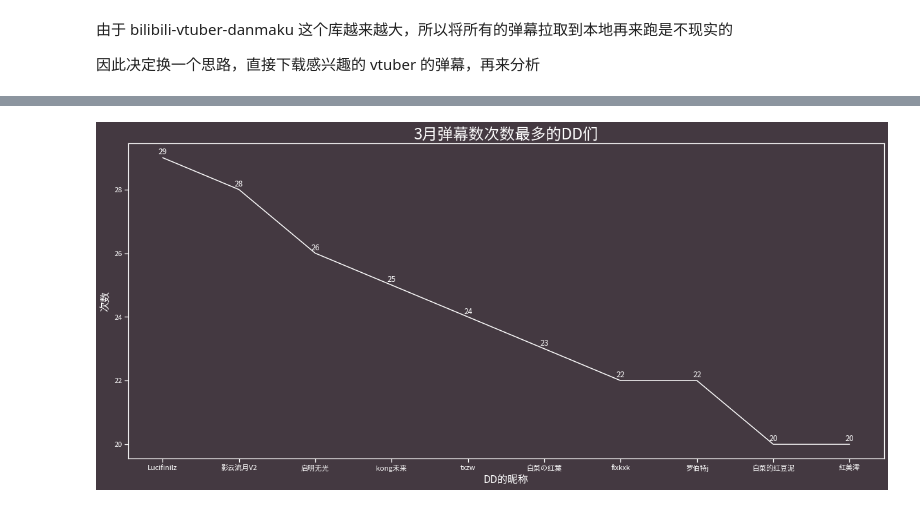
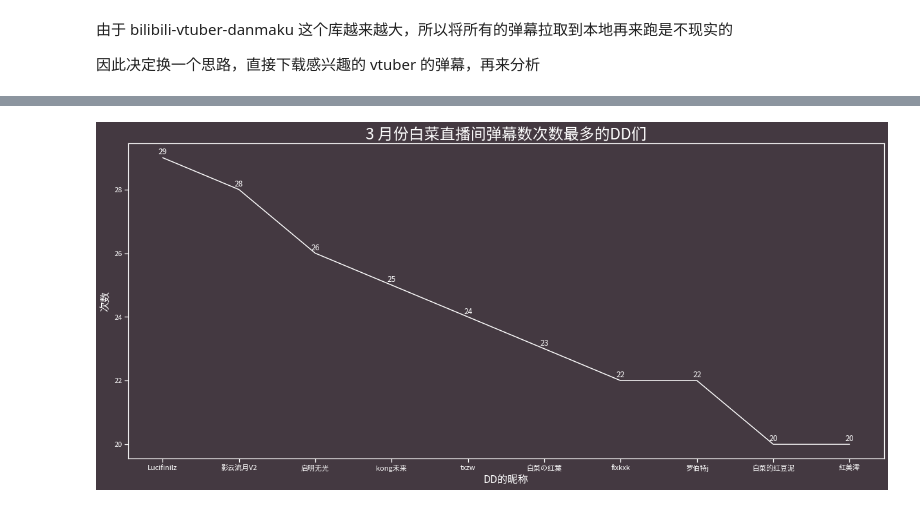
Before and after one commit to taseikyo/gachi, a Jupyter notebook: iamnotdd.ipynb, the cells around one changed output, grey strips where cells are left out. Drawn from its saved outputs; the diff is of its cells as text; code cells hidden in the pictures.

```diff
--- a/iamnotdd.ipynb
+++ b/iamnotdd.ipynb
@@ -103,7 +106,7 @@ class DD_DANMAKU:
 
 def topn_dd_of_one_day(roomid: str, date: str, topn: int = 3) -> List[DD_DANMAKU]:
     """
-    返回某一天弹幕数 top n 的 dd 的列表
+    返回某一天弹幕数 top n 的 dd 的列表和人数
     列表数据：[
             DD_DANMAKU(mid, uname, danmaku_nums),
             ...
@@ -126,7 +129,8 @@ def topn_dd_of_one_day(roomid: str, date: str, topn: int = 3) -> List[DD_DANMAKU
 
     for idx, line in enumerate(data.split(",")):
         if idx == 0:
-            line = line.split(";")[-1]
+            nums, line = line.split(";")
+            nums = nums.replace("SPEAKERNUM", "")
 
         foo = line.strip().split(":")
         if len(foo) == 3:
@@ -137,4 +141,4 @@ def topn_dd_of_one_day(roomid: str, date: str, topn: int = 3) -> List[DD_DANMAKU
         if idx + 1 > topn:
             heapq.heappop(topn_dds)
 
-    return topn_dds
+    return topn_dds, int(nums)
@@ -144,34 +154,38 @@ year = 2021
 month = 3
 topn = 50
 days = calendar.monthrange(year, month)[-1]
 dd_info = {}
+# 每天的弹幕数
+month_danmaku_nums = []
+
 for day in range(1, days+1):
-    dd_list = topn_dd_of_one_day(roomid, f"{year}-{month}-{day}", topn)
+    date = f"{year}-{month}-{day}"
+    dd_list, num = topn_dd_of_one_day(roomid, date, topn)
+    month_danmaku_nums.append(num)
     dd_list.sort(key=lambda x: x.danmaku_nums, reverse=True)
     for dd in dd_list:
         if dd.uname in dd_info:
             dd_info[dd.uname] += 1
         else:
             dd_info[dd.uname] = 1
 
 # 出现 topn 次数中最多的 10 人
 top10_of_topn = Counter(dd_info).most_common(10)
-
 
 x = []
 y = []
 for x1, y1 in top10_of_topn:
     x.append(x1)
     y.append(y1)
 
 plt.figure(figsize=(21, 9))
 plt.plot(x, y, label="3月弹幕数次数最多的DD们", color="white")
 plt.xlabel("DD的昵称", fontsize=16)
 plt.ylabel("次数", fontsize=16)
-plt.title("3月弹幕数次数最多的DD们", fontsize=24)
+plt.title("3 月份白菜直播间弹幕数次数最多的DD们", fontsize=24)
 # 图上画出数据
 for i in range(len(x)):
     plt.text(i, y[i] + 0.1, y[i], ha="center", fontsize=12)
 plt.show()
 # %% [output]
-[figure, old version]
+[figure, new version]
```
Also changed, not shown: parts of 6 cells of this notebook.
